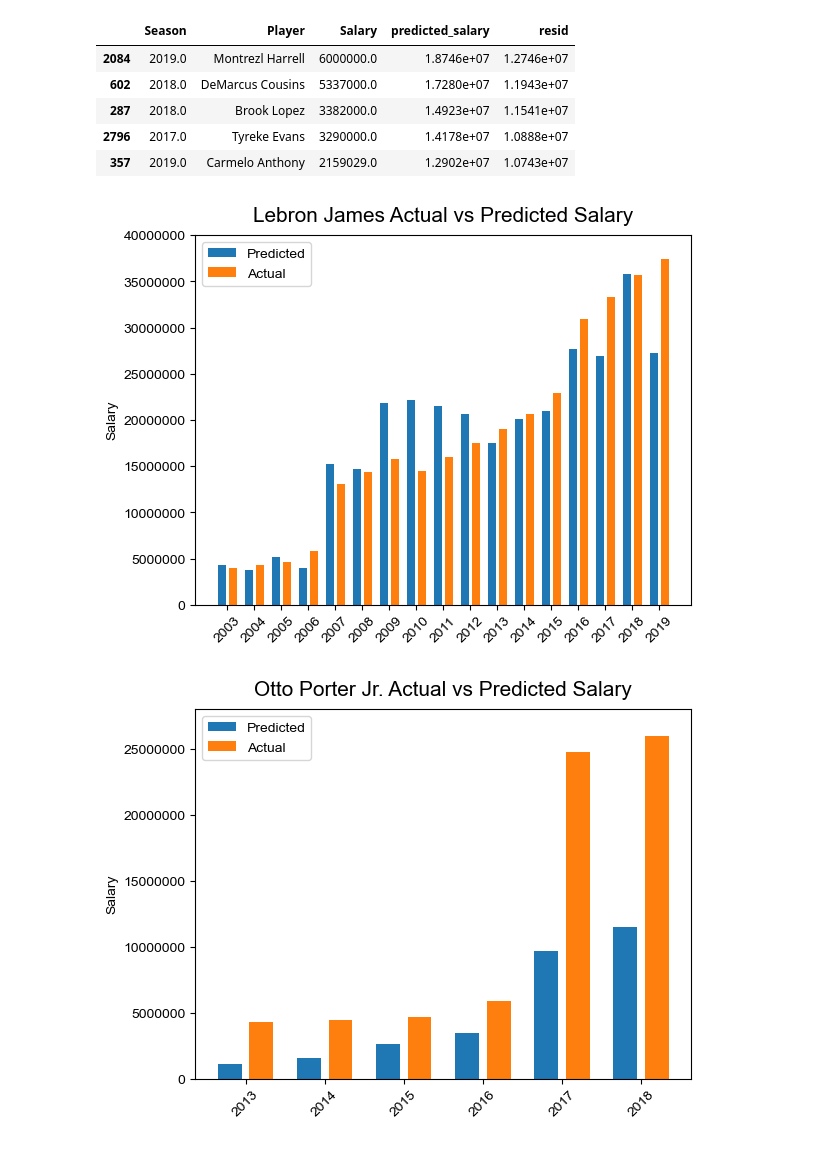
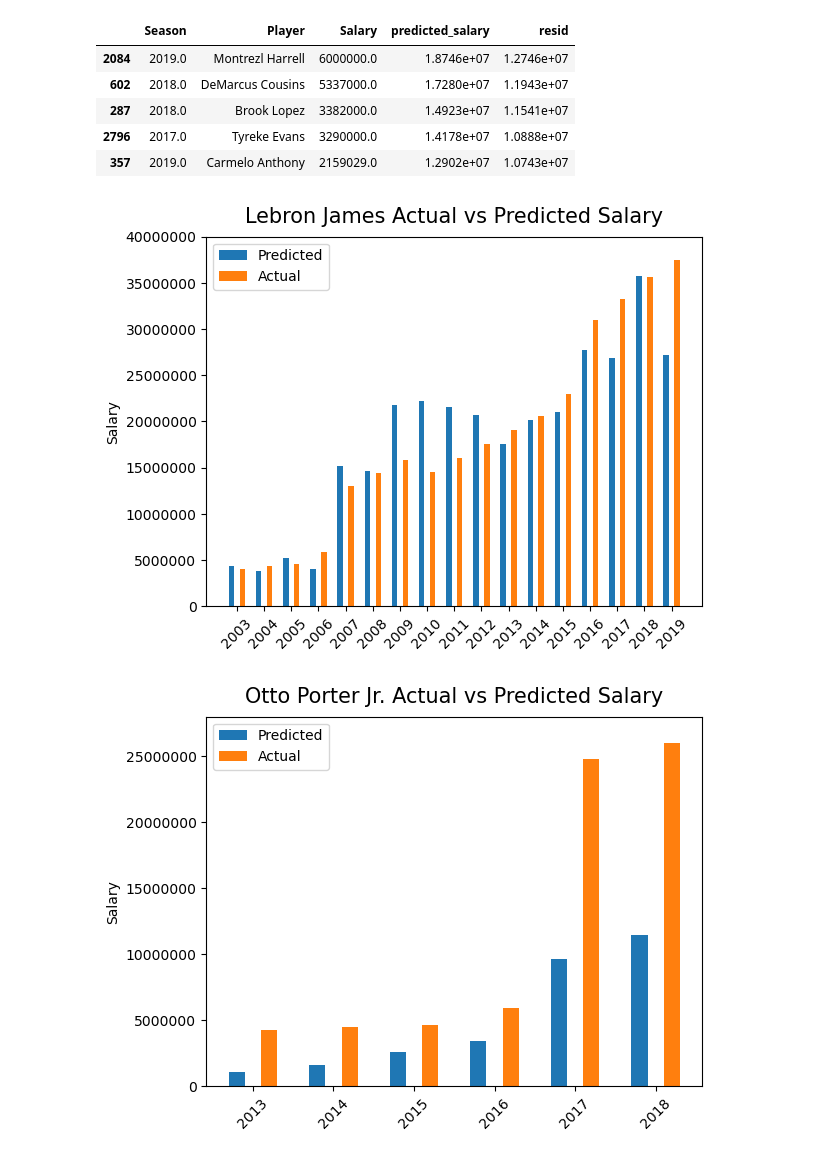
Before and after one commit to kimtaeuk1995/NBA_Salary_Analysis, a Jupyter notebook: modeling.ipynb, the cells around one changed output. Cells and saved outputs as stored; diff of their text form; code cells hidden in the pictures.

```diff
--- a/modeling.ipynb
+++ b/modeling.ipynb
@@ -561,18 +559,19 @@ james = temp_df[temp_df['Player']=='LeBron James'][['Season', 'Salary', 'predict
 # %%
 with plt.style.context('default'):
 
+    width=0.2
     ypos=np.arange(len(james))
     plt.bar(ypos-0.2, james['predicted_salary'] , width, label='Predicted')
     plt.bar(ypos+0.2, james['Salary'], width, label='Actual')
     plt.title("Lebron James Actual vs Predicted Salary", loc='center', pad=10, size=15)
     plt.xticks(ypos,james['Season'].astype(int), rotation='45')
     plt.ylabel('Salary')
     plt.ylim(0, 40000000)
     plt.ticklabel_format(style='plain', axis='y')
 
     plt.legend()
 # %% [output]
-[figure, old version]
+[figure, new version]
 # %%
 # take a look at otto's predicted vs actual
 otto = temp_df[temp_df['Player']=='Otto Porter'][['Season', 'Salary', 'predicted_salary', 'resid']]
@@ -590,7 +589,7 @@ with plt.style.context('default'):
 
     plt.legend(loc='upper left')
 # %% [output]
-[figure, old version]
+[figure, new version]
 # %%
 # take a look at spencer's predicted vs actual
 spence = temp_df[temp_df['Player']=='Spencer Dinwiddie'][['Season', 'Salary', 'predicted_salary', 'resid']]
```
Also changed, not shown: parts of 12 cells of this notebook, 26 other files.
